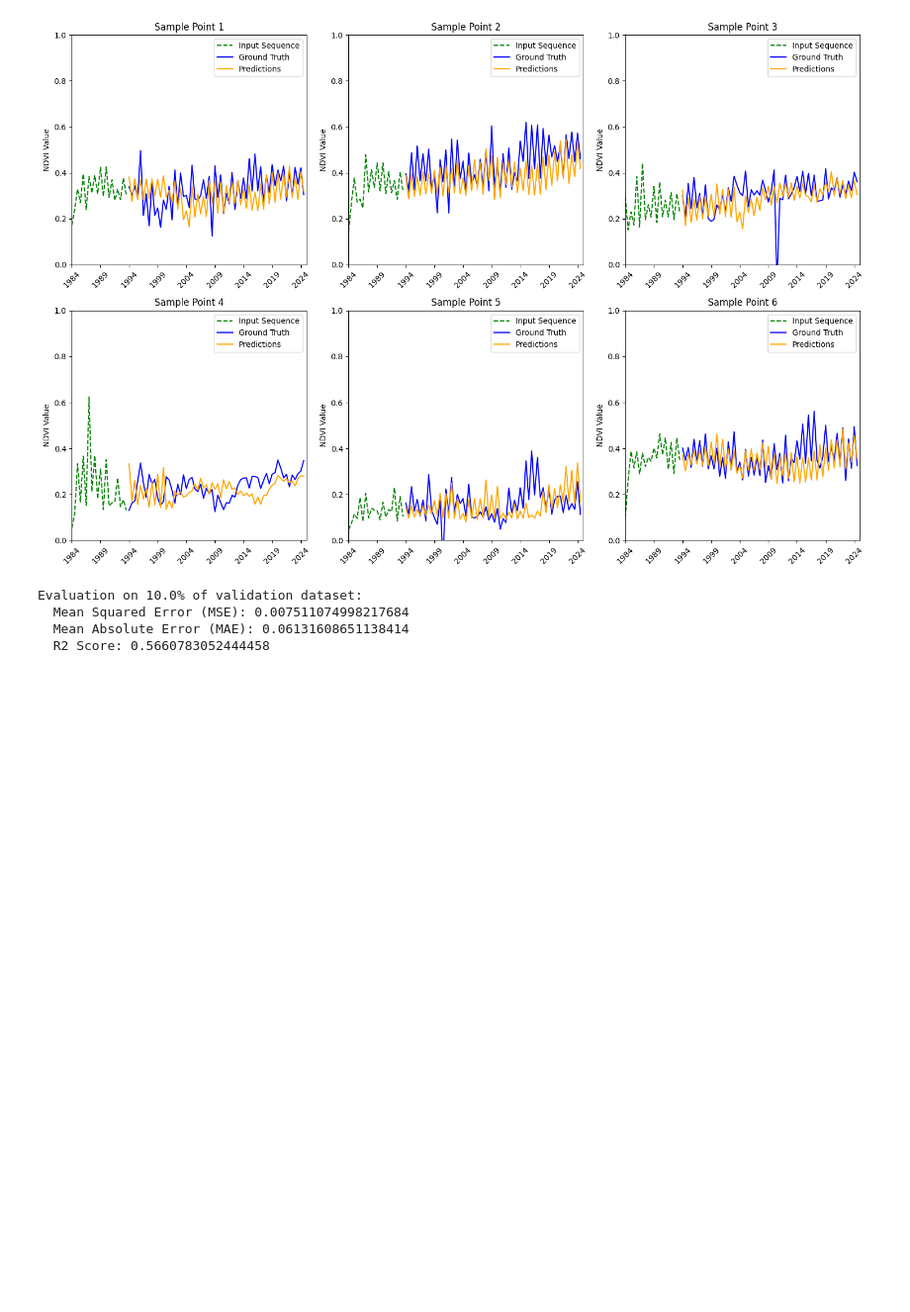
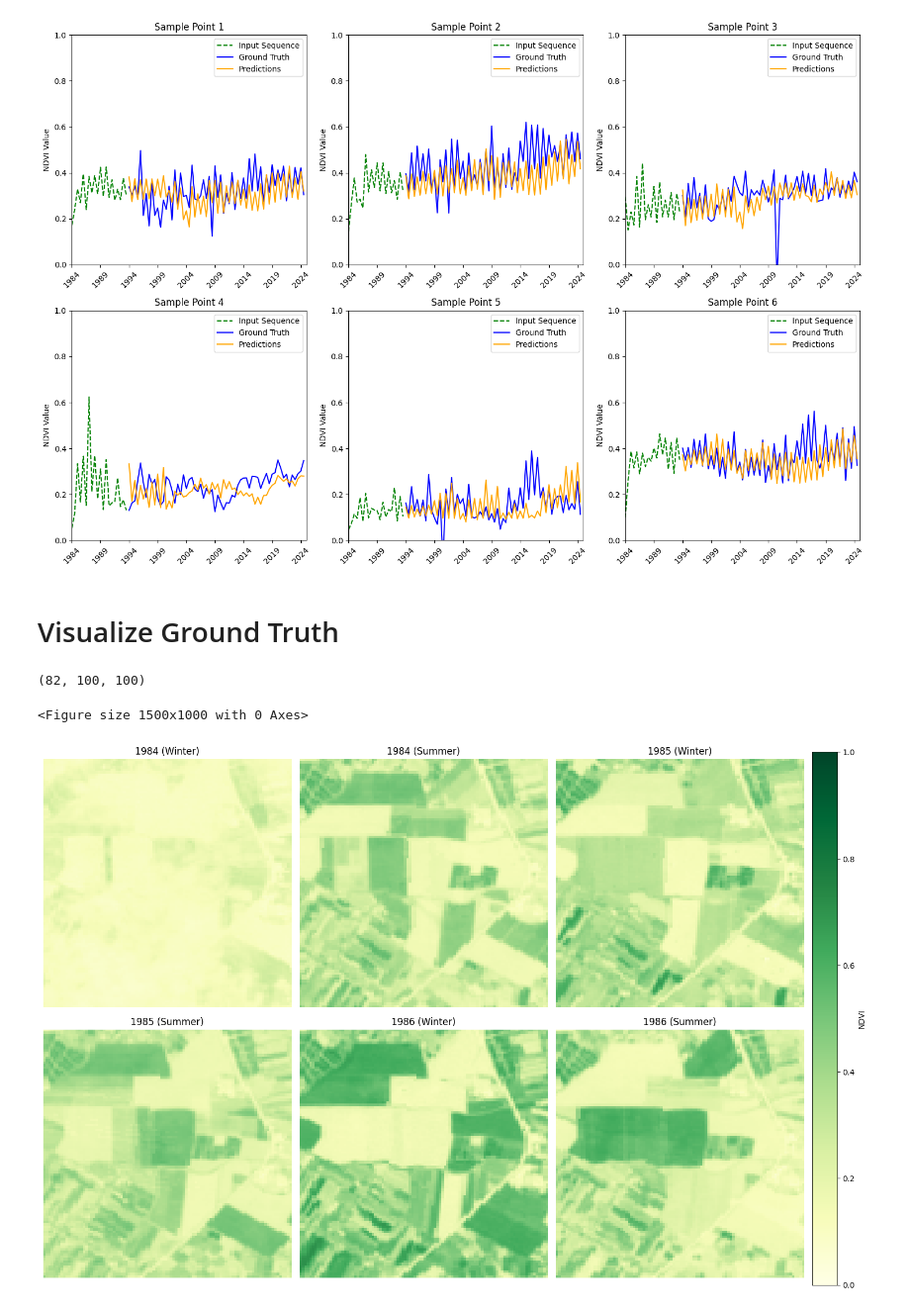
Before and after one commit to FaranIdo/SSTSRS, a Jupyter notebook: code/visual_test_ts.ipynb, the cells around one changed output. Shown: that part at 99% size. Drawn from its saved outputs; the diff is of its cells as text; code cells hidden in the pictures; blank space fills up the shorter version.

Commit message:
add visaluze ground truth

```diff
--- a/code/visual_test_ts.ipynb
+++ b/code/visual_test_ts.ipynb
@@ -398,9 +396,55 @@ def evaluate_model_on_sample(model, val_loader, device, sample_fraction):
     print(f"  R2 Score: {avg_r2_score}")
 
 # Evaluate the model on 1% of the validation dataset
-evaluate_model_on_sample(model, val_loader, device, sample_fraction=0.1)
+#evaluate_model_on_sample(model, val_loader, device, sample_fraction=0.1)
-# %% [output]
-Evaluation on 10.0% of validation dataset:
-  Mean Squared Error (MSE): 0.007511074998217684
-  Mean Absolute Error (MAE): 0.06131608651138414
-  R2 Score: 0.5660783052444458
+# %% [markdown]
+# Visualize Ground Truth
+# %%
+# visualize the ground truth at position 100x100, in size of 50 pixels to each side
+# Define the center point and window size
+center_x: int = 100
+center_y: int = 100
+window_size: int = 50
+
+# Calculate window boundaries
+x_start: int = max(0, center_x - window_size)
+x_end: int = min(ndvi_data.shape[1], center_x + window_size)
+y_start: int = max(0, center_y - window_size)
+y_end: int = min(ndvi_data.shape[2], center_y + window_size)
+
+# Extract the window of data
+window_data = ndvi_data[:, x_start:x_end, y_start:y_end]
+print(window_data.shape)
+
+# Create a figure with subplots for different time points
+plt.figure(figsize=(15, 10))
+
+# Plot 6 consecutive time points
+time_points = np.arange(6, dtype=int)
+
+# Create figure with a single colorbar on the right
+fig = plt.figure(figsize=(15, 10))
+gs = fig.add_gridspec(2, 4, width_ratios=[1, 1, 1, 0.1])
+
+# Dictionary to map index to year and season
+def get_year_season(idx):
+    year = 1984 + idx // 2
+    season = "Summer" if idx % 2 else "Winter"
+    return f"{year} ({season})"
+
+for i, t in enumerate(time_points):
+    ax = fig.add_subplot(gs[i // 3, i % 3])
+    im = ax.imshow(window_data[t], cmap='YlGn', vmin=0, vmax=1)
+    ax.set_title(get_year_season(t))
+    ax.axis('off')
+
+# Add a single colorbar on the right
+cax = fig.add_subplot(gs[:, -1])
+plt.colorbar(im, cax=cax, label='NDVI')
+
+plt.tight_layout()
+plt.show()
+# %% [output]
+(82, 100, 100)
+<Figure size 1500x1000 with 0 Axes>
+[figure, added]
```
Also changed, not shown: parts of 4 cells of this notebook.
